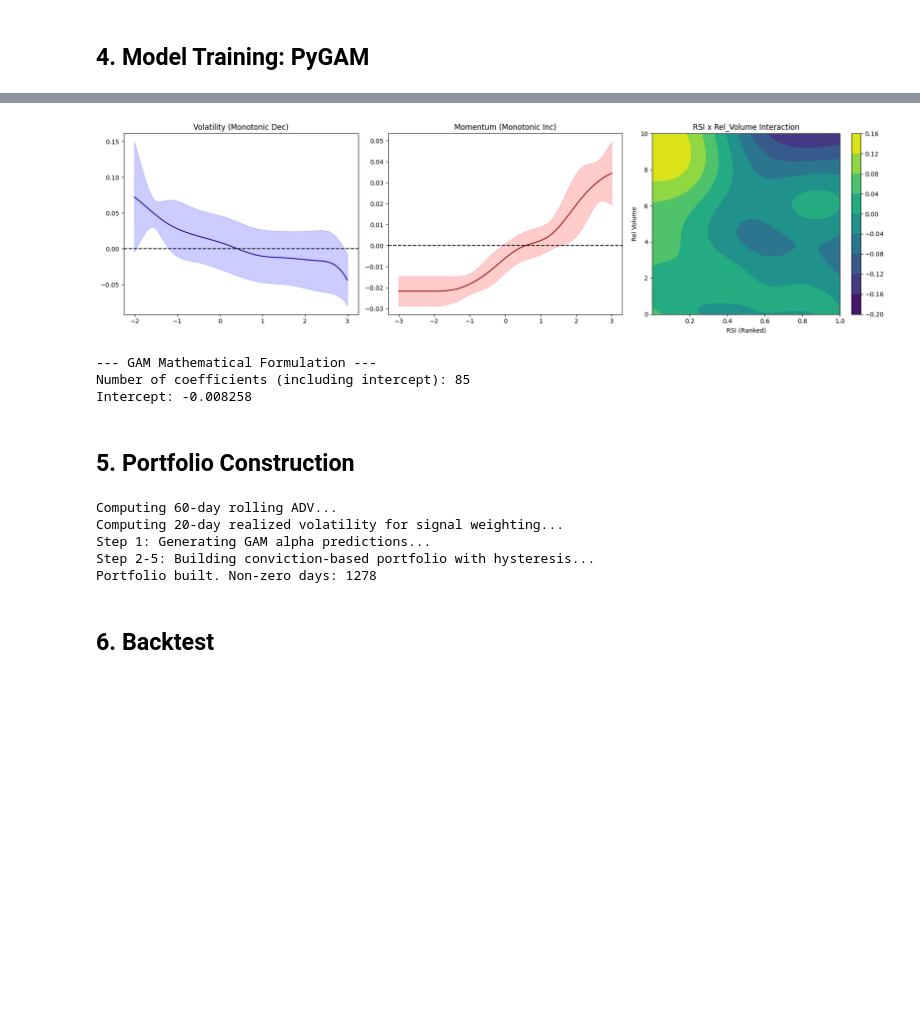
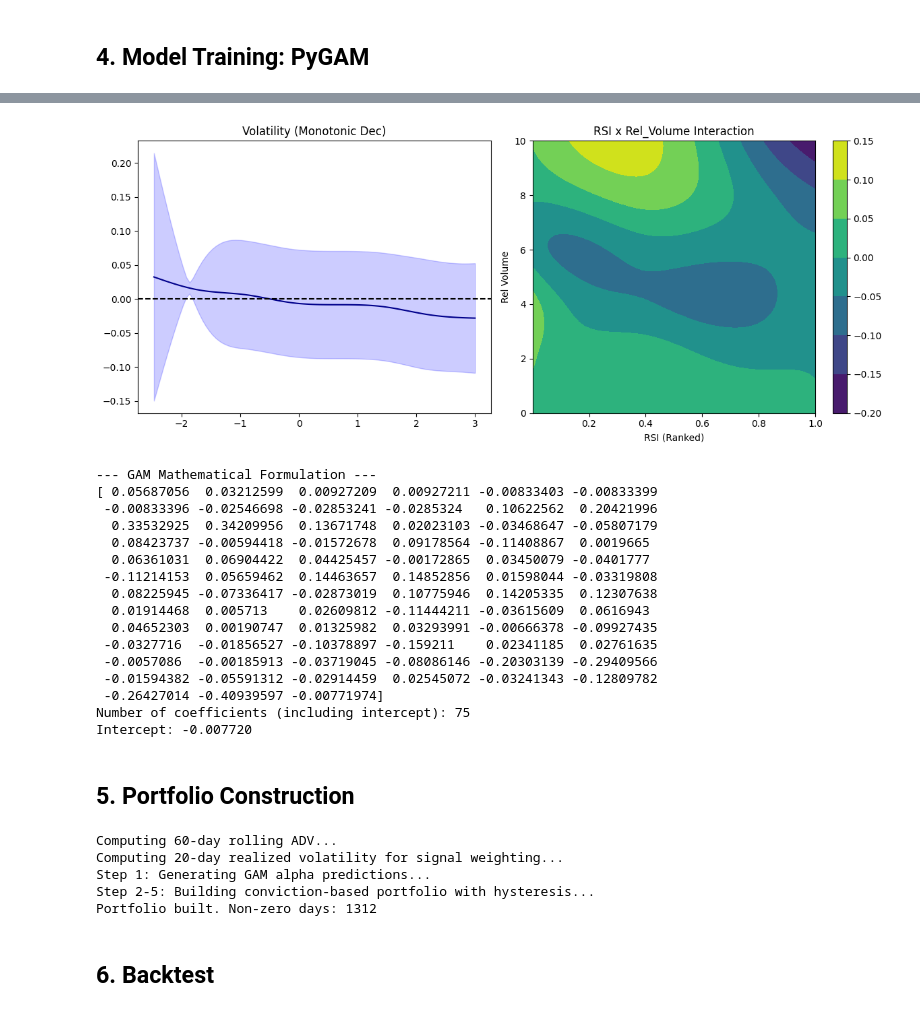
Before and after one commit to Utkarsh-Agrawal0076/QRT_comp, a Jupyter notebook: round2_3_strategy_v2.ipynb, the cells around one changed output, grey strips where cells are left out. Saved outputs shown, nothing was run; the diff lists cells and outputs as text; code cells hidden in the pictures; blank space fills up the shorter version.

```diff
--- a/round2_3_strategy_v2.ipynb
+++ b/round2_3_strategy_v2.ipynb
@@ -208,39 +190,32 @@ Target stacked. Final combined shape: (20455908, 5)
 # %%
 from pygam import LinearGAM, s, te
 import matplotlib.pyplot as plt
-
 print("Splitting data into Train (2010-2020) and Test (2021+)...")
 clean_data = stacked_data.dropna()
-
 train_mask = (clean_data.index.get_level_values(0).year >= 2010) & (clean_data.index.get_level_values(0).year <= 2020)
 val_mask = clean_data.index.get_level_values(0).year > 2020
-
 train_data = clean_data[train_mask]
 val_data = clean_data[val_mask]
-
-X_train = train_data[['volatility', 'rsi', 'momentum', 'rel_volume']].values
+# Note: Removed 'momentum' column. Features are now:
+# 0: volatility, 1: rsi, 2: rel_volume
+X_train = train_data[['volatility', 'rsi', 'rel_volume']].values
 Y_train = train_data['target'].values
-
-MAX_SAMPLES = 700000
+MAX_SAMPLES = 500000
 if len(X_train) > MAX_SAMPLES:
     idx = np.random.choice(len(X_train), MAX_SAMPLES, replace=False)
     X_train = X_train[idx]
     Y_train = Y_train[idx]
     print(f"Subsampled to {MAX_SAMPLES}")
-
 print(f"Training samples: {len(X_train)}")
 print(f"Validation samples: {len(val_data)}")
-
+# Updated GAM formula to drop momentum and adjust indices
 gam = LinearGAM(
     s(0, constraints='monotonic_dec', n_splines=10) +  # Volatility (Penalty)
-    s(2, constraints='monotonic_inc', n_splines=10) +  # Momentum (Premium)
-    te(1, 3, n_splines=(8, 8))                         # RSI x Rel_Volume (Interaction)
+    te(1, 2, n_splines=(8, 8))                         # RSI x Rel_Volume (Interaction)
 )
 lam_space = np.logspace(1, 5, 10)
-
 print("Fitting GAM via Gridsearch (this may take a moment)...")
 gam.gridsearch(X_train, Y_train, lam=lam_space, progress=True)
-
 print(f'\nOptimal Lambda chosen: {gam.lam}')
 print(f'Pseudo R-Squared: {gam.statistics_["pseudo_r2"]["explained_deviance"]:.6f}')
 # %% [output]
@@ -265,46 +230,50 @@ Pseudo R-Squared: 0.000463
 # %%
+# =============================================================================
 # --- GAM Learned Curve and Formulation ---
-fig, axs = plt.subplots(1, 3, figsize=(18, 5))
-
+fig, axs = plt.subplots(1, 2, figsize=(12, 5))
 # Term 0: Volatility
 XX = gam.generate_X_grid(term=0)
 pdep, confi = gam.partial_dependence(term=0, X=XX, width=0.95)
 axs[0].plot(XX[:, 0], pdep, color='darkblue')
 axs[0].fill_between(XX[:, 0], confi[:, 0], confi[:, 1], alpha=0.2, color='blue')
 axs[0].set_title('Volatility (Monotonic Dec)')
 axs[0].axhline(0, color='black', linestyle='--')
-
-# Term 1: Momentum
-XX = gam.generate_X_grid(term=1)
-pdep, confi = gam.partial_dependence(term=1, X=XX, width=0.95)
-axs[1].plot(XX[:, 2], pdep, color='darkred')
-axs[1].fill_between(XX[:, 2], confi[:, 0], confi[:, 1], alpha=0.2, color='red')
-axs[1].set_title('Momentum (Monotonic Inc)')
-axs[1].axhline(0, color='black', linestyle='--')
-
-# Term 2: RSI x Rel_Volume Interaction
-XX = gam.generate_X_grid(term=2, n=50)
-pdep = gam.partial_dependence(term=2, X=XX)
+# Term 1: RSI x Rel_Volume Interaction
+XX = gam.generate_X_grid(term=1, n=50)
+pdep = gam.partial_dependence(term=1, X=XX)
 Z = pdep.reshape(50, 50)
-c = axs[2].contourf(XX[:, 1].reshape(50, 50), XX[:, 3].reshape(50, 50), Z, cmap='viridis')
-fig.colorbar(c, ax=axs[2])
-axs[2].set_title('RSI x Rel_Volume Interaction')
-axs[2].set_xlabel('RSI (Ranked)')
-axs[2].set_ylabel('Rel Volume')
-
+# Note: RSI is index 1, Rel_Volume is index 2 in X
+c = axs[1].contourf(XX[:, 1].reshape(50, 50), XX[:, 2].reshape(50, 50), Z, cmap='viridis')
+fig.colorbar(c, ax=axs[1])
+axs[1].set_title('RSI x Rel_Volume Interaction')
+axs[1].set_xlabel('RSI (Ranked)')
+axs[1].set_ylabel('Rel Volume')
 plt.tight_layout()
 plt.show()
-
 # --- Extracting the Mathematical Equation ---
 print("--- GAM Mathematical Formulation ---")
 coefs = gam.coef_
+print (coefs)
 print(f"Number of coefficients (including intercept): {len(coefs)}")
 print(f"Intercept: {coefs[-1]:.6f}")
 # %% [output]
-[figure, old version]
+[figure, new version]
 --- GAM Mathematical Formulation ---
-Number of coefficients (including intercept): 85
-Intercept: -0.008258
+[ 0.05687056  0.03212599  0.00927209  0.00927211 -0.00833403 -0.00833399
+ -0.00833396 -0.02546698 -0.02853241 -0.0285324   0.10622562  0.20421996
+  0.33532925  0.34209956  0.13671748  0.02023103 -0.03468647 -0.05807179
+  0.08423737 -0.00594418 -0.01572678  0.09178564 -0.11408867  0.0019665
+  0.06361031  0.06904422  0.04425457 -0.00172865  0.03450079 -0.0401777
+ -0.11214153  0.05659462  0.14463657  0.14852856  0.01598044 -0.03319808
+  0.08225945 -0.07336417 -0.02873019  0.10775946  0.14205335  0.12307638
+  0.01914468  0.005713    0.02609812 -0.11444211 -0.03615609  0.0616943
+  0.04652303  0.00190747  0.01325982  0.03293991 -0.00666378 -0.09927435
+ -0.0327716  -0.01856527 -0.10378897 -0.159211    0.02341185  0.02761635
+ -0.0057086  -0.00185913 -0.03719045 -0.08086146 -0.20303139 -0.29409566
+ -0.01594382 -0.05591312 -0.02914459  0.02545072 -0.03241343 -0.12809782
+ -0.26427014 -0.40939597 -0.00771974]
+Number of coefficients (including intercept): 75
+Intercept: -0.007720
 # %% [markdown]
 ## 5. Portfolio Construction
 # %%
@@ -326,7 +295,7 @@ TARGET_GMV = 10_000_000
 MIN_ADV_USD = 5_000_000
 
 # Hysteresis Parameters (Tune these if needed)
-ENTRY_THRESHOLD = 2  # Need a strong anomaly to enter (Pay the 2bps)
+ENTRY_THRESHOLD = 2.4  # Need a strong anomaly to enter (Pay the 2bps)
 EXIT_THRESHOLD = 0.25   # Hold until the anomaly decays (Save on turnover)
 
 print('Computing 60-day rolling ADV...')
@@ -365,7 +334,7 @@ val_dates = val_data.index.get_level_values(0).unique()
 portfolio = pd.DataFrame(0.0, index=val_dates, columns=common_tickers)
 
 print('Step 1: Generating GAM alpha predictions...')
-X_val_all = val_data[['volatility', 'rsi', 'momentum', 'rel_volume']].values
+X_val_all = val_data[['volatility', 'rsi', 'rel_volume']].values
 val_data['prediction'] = gam.predict(X_val_all)
 pred_df = val_data['prediction'].unstack()
 
@@ -487,7 +456,7 @@ Computing 60-day rolling ADV...
 Computing 20-day realized volatility for signal weighting...
 Step 1: Generating GAM alpha predictions...
 Step 2-5: Building conviction-based portfolio with hysteresis...
-Portfolio built. Non-zero days: 1278
+Portfolio built. Non-zero days: 1312
 # %% [markdown]
 ## 6. Backtest
 # %%
```
Also changed, not shown: parts of 6 cells of this notebook, 2 other files.
